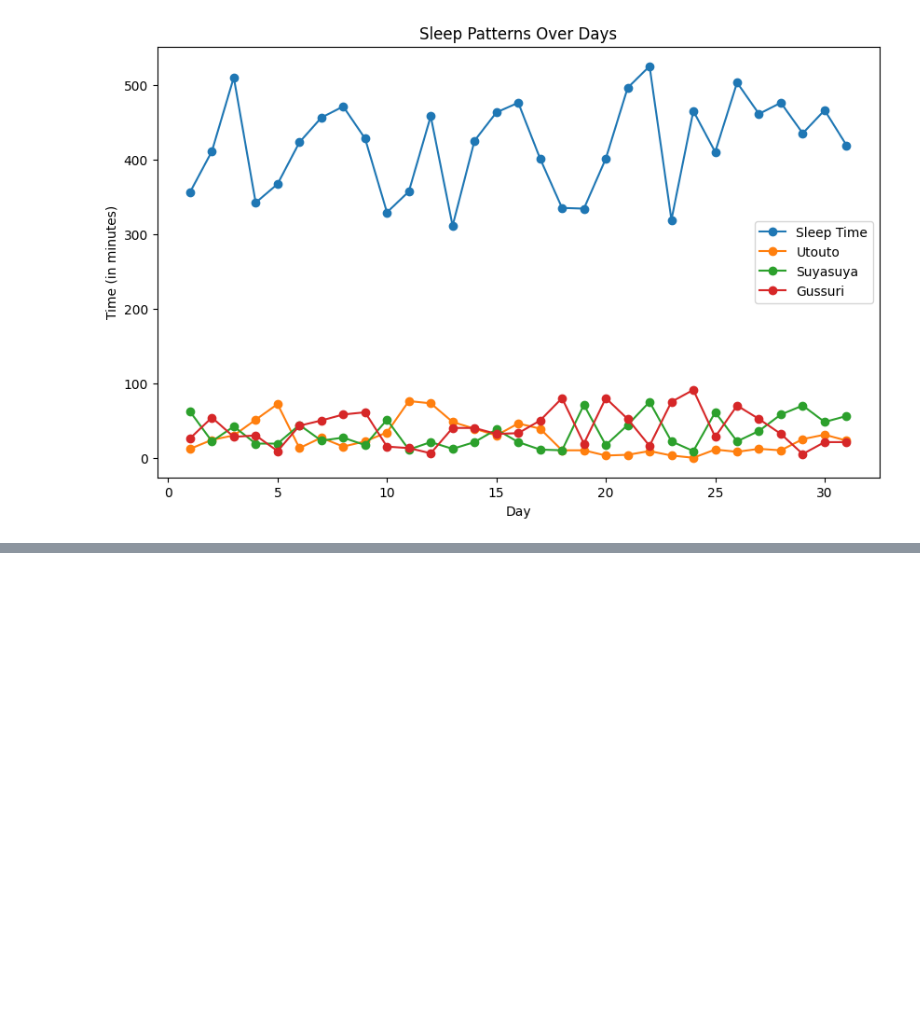
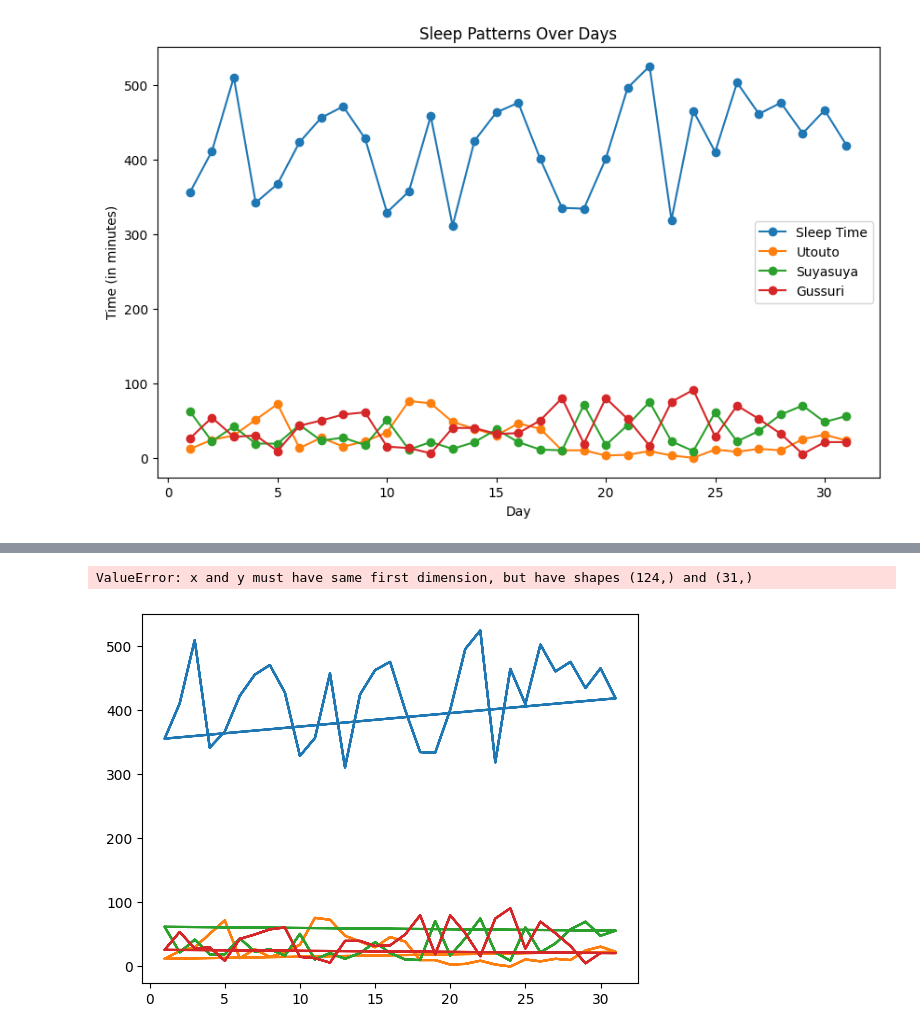
Before and after one commit to takaaaaaayuki/dsfinalpro, a Jupyter notebook: sleep_lv2.ipynb, the cells around one changed output, grey strips where cells are left out. Cells and saved outputs as stored; diff of their text form; code cells hidden in the pictures; blank space fills up the shorter version.

```diff
--- a/sleep_lv2.ipynb
+++ b/sleep_lv2.ipynb
@@ -350,0 +372,68 @@ plt.show()
+# %%
+import sqlite3
+import matplotlib.pyplot as plt
+
+# データベース1への接続
+conn1 = sqlite3.connect('/Users/takayuki/dsfinalpro/sleep_level.db')
+cursor1 = conn1.cursor()
+
+# データベース2への接続
+conn2 = sqlite3.connect('/Users/takayuki/dsfinalpro/sleeplv2.sqlite')
+cursor2 = conn2.cursor()
+
+# データの取得
+cursor1.execute('SELECT sleep_time, utouto, suyasuya, gussuri, day FROM sleep_table')
+data1 = cursor1.fetchall()
+
+cursor2.execute('SELECT day, hpa, Precipitation, temp_av, temp_max, temp_min, humidity_av, suntime FROM sleeplv')
+data2 = cursor2.fetchall()
+
+# 接続を閉じる
+conn1.close()
+conn2.close()
+
+# データの加工
+# ここでデータの比較や必要な処理を行います
+
+# データの折れ線グラフ作成
+x_values1 = [row[4] for row in data1]  # データベース1のday列
+
+y_values1_sleep_time = [row[0] for row in data1]  # データベース1のsleep_time列
+y_values1_utouto = [row[1] for row in data1]  # データベース1のutouto列
+y_values1_suyasuya = [row[2] for row in data1]  # データベース1のsuyasuya列
+y_values1_gussuri = [row[3] for row in data1]  # データベース1のgussuri列
+
+# データベース2のday以外の要素
+y_values2_hpa = [row[1] for row in data2]  # データベース2のhpa列
+y_values2_Precipitation = [row[2] for row in data2]  # データベース2のPrecipitation列
+y_values2_temp_av = [row[3] for row in data2]  # データベース2のtemp_av列
+y_values2_temp_max = [row[4] for row in data2]  # データベース2のtemp_max列
+y_values2_temp_min = [row[5] for row in data2]  # データベース2のtemp_min列
+y_values2_humidity_av = [row[6] for row in data2]  # データベース2のhumidity_av列
+y_values2_suntime = [row[7] for row in data2]  # データベース2のsuntime列
+
+# 折れ線グラフの作成
+plt.plot(x_values1, y_values1_sleep_time, label='sleep_time (DB1)')
+plt.plot(x_values1, y_values1_utouto, label='utouto (DB1)')
+plt.plot(x_values1, y_values1_suyasuya, label='suyasuya (DB1)')
+plt.plot(x_values1, y_values1_gussuri, label='gussuri (DB1)')
+
+plt.plot(x_values1, y_values2_hpa, label='hpa (DB2)')
+plt.plot(x_values1, y_values2_Precipitation, label='Precipitation (DB2)')
+plt.plot(x_values1, y_values2_temp_av, label='temp_av (DB2)')
+plt.plot(x_values1, y_values2_temp_max, label='temp_max (DB2)')
+plt.plot(x_values1, y_values2_temp_min, label='temp_min (DB2)')
+plt.plot(x_values1, y_values2_humidity_av, label='humidity_av (DB2)')
+plt.plot(x_values1, y_values2_suntime, label='suntime (DB2)')
+
+# グラフの装飾
+plt.xlabel('day')
+plt.ylabel('Values')
+plt.title('データベース比較折れ線グラフ')
+plt.legend()
+
+# グラフの表示
+plt.show()
+# %% [output]
+ValueError: x and y must have same first dimension, but have shapes (124,) and (31,)
+[figure, added]
```
Also changed, not shown: parts of 5 cells of this notebook.
